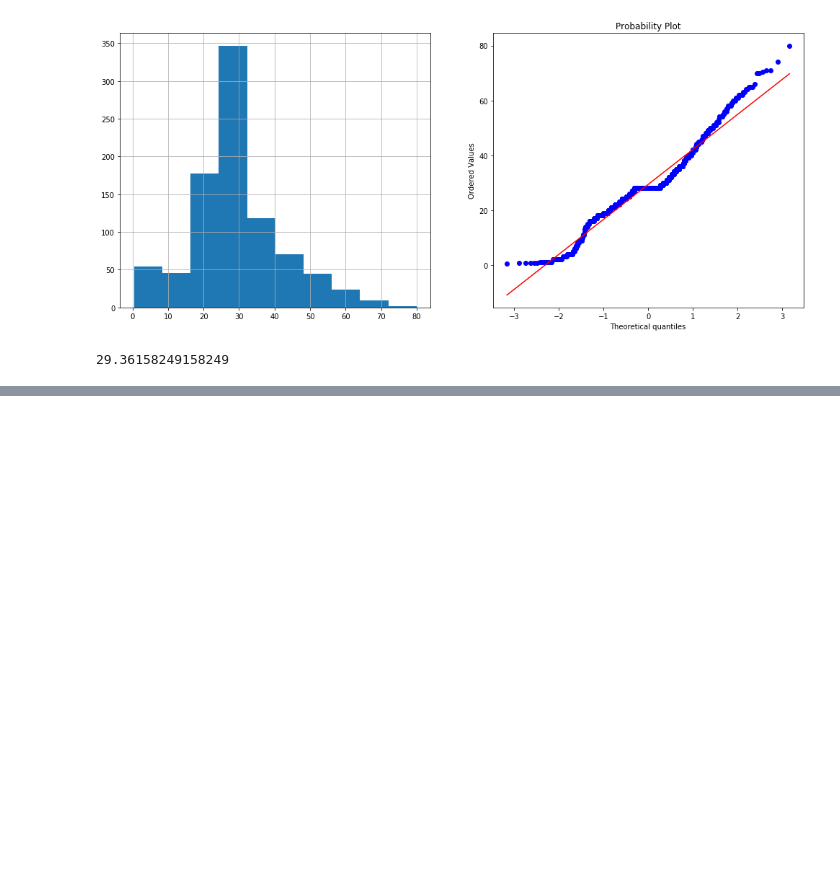
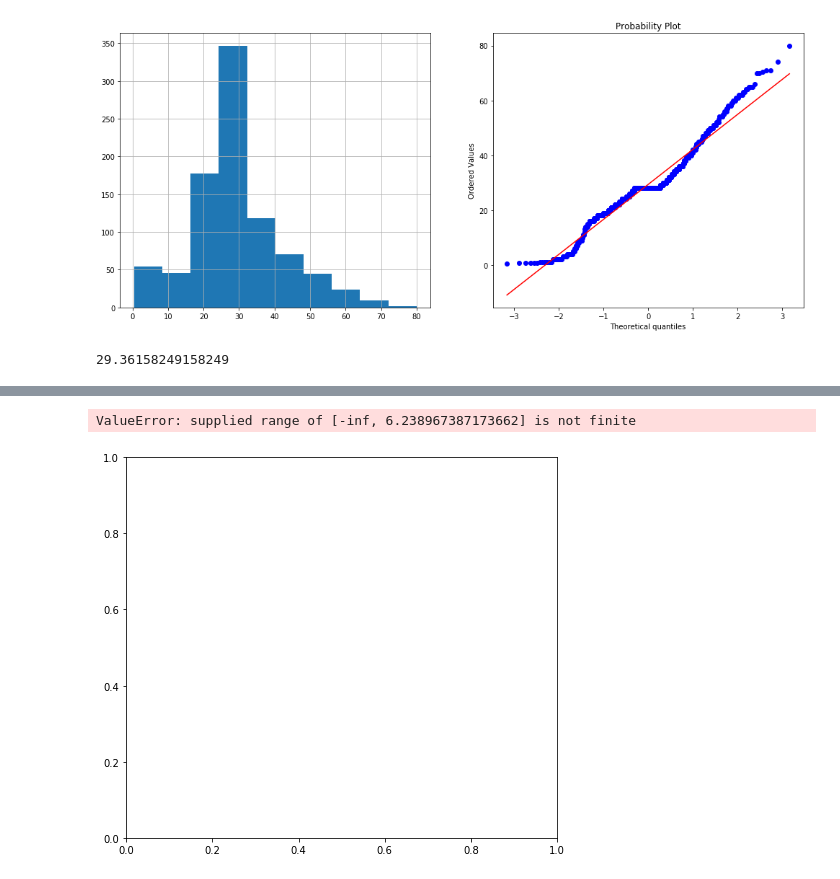
Before and after one commit to dheeraj-2000/EDA-FeatureEng-FeatureSelection-Prediction, a Jupyter notebook: Feature_Engineering/Guassian Transformation/Logarithmic Transformation.ipynb, the cells around one changed output, grey strips where cells are left out. Drawn from its saved outputs; the diff is of its cells as text; code cells hidden in the pictures; blank space fills up the shorter version.

```diff
--- a/Feature_Engineering/Guassian Transformation/Logarithmic Transformation.ipynb
+++ b/Feature_Engineering/Guassian Transformation/Logarithmic Transformation.ipynb
@@ -47,0 +59,4 @@ df.Age.mean()
+# %%
+df['Fare_log'] = np.log(df['Fare'])
+plot_fun(df, 'Fare_log')
+# %% [output]
@@ -47,0 +65,2 @@ df.Age.mean()
+ValueError: supplied range of [-inf, 6.238967387173662] is not finite
+[figure, added]
```
Also changed, not shown: parts of 3 cells of this notebook.
